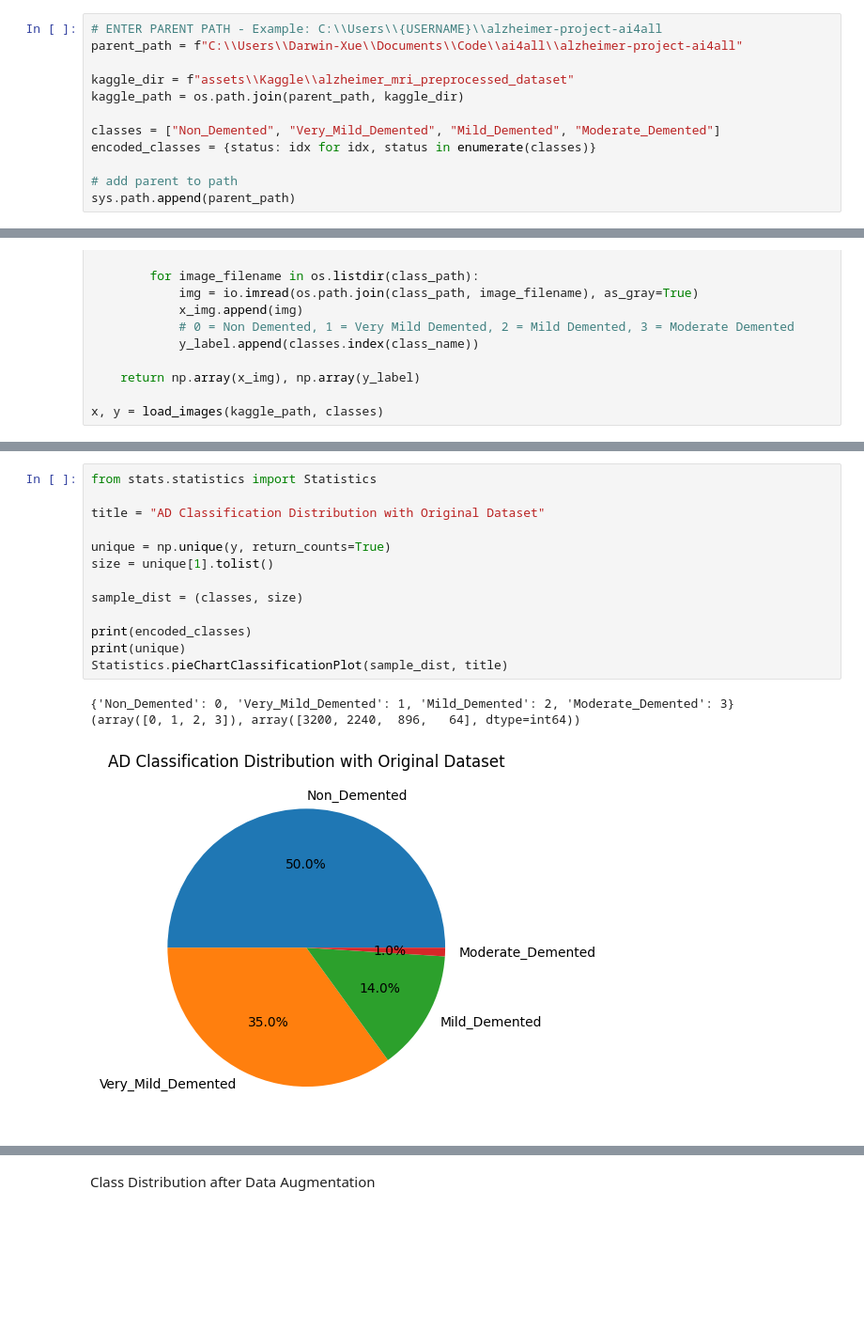
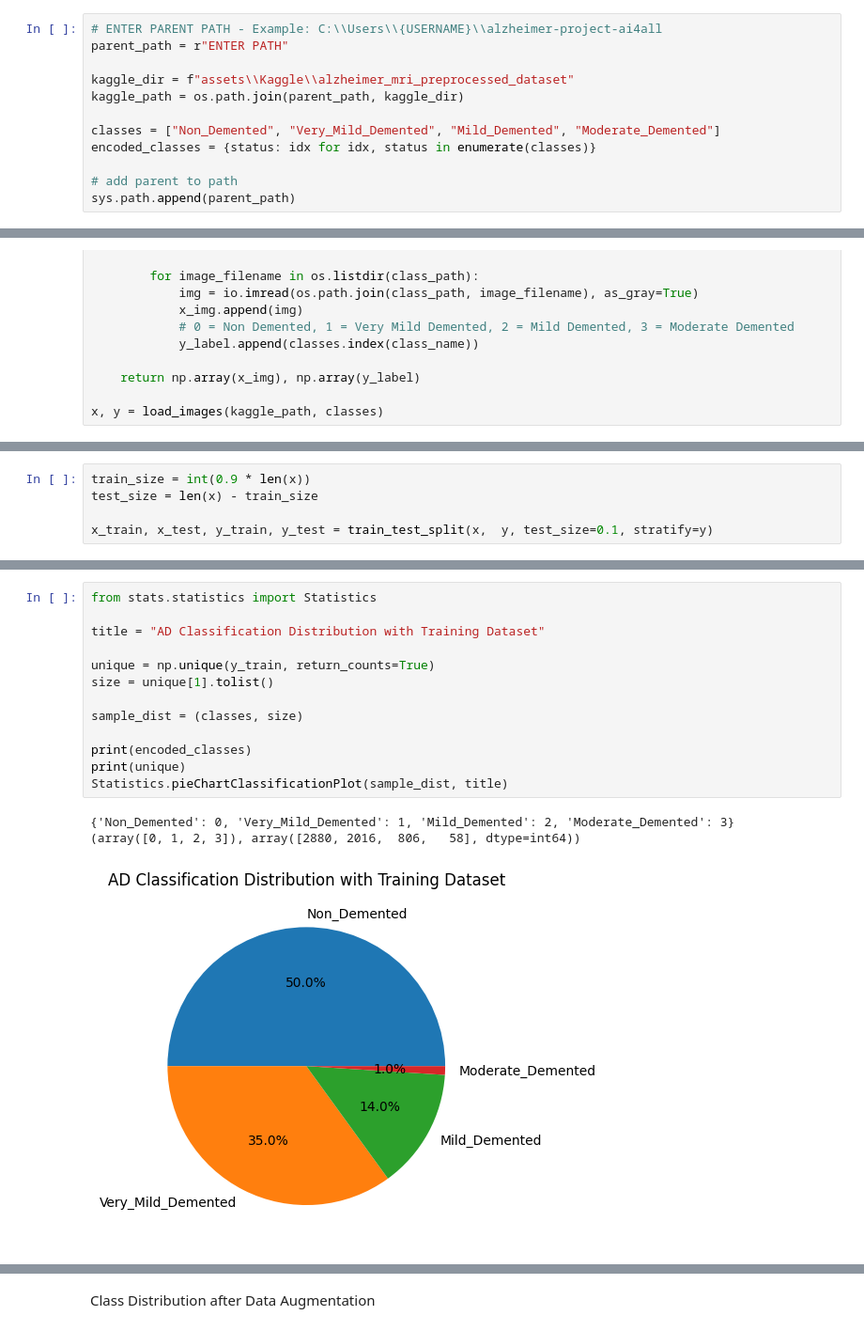
Before and after one commit to Verbosi7y/ai-alzheimer-detection, a Jupyter notebook: notebooks/01_preprocessing.ipynb, the cells around one changed output, grey strips where cells are left out. Shown at 94% size. Cells and saved outputs as stored; diff of their text form; blank space fills up the shorter version.

```diff
--- a/notebooks/01_preprocessing.ipynb
+++ b/notebooks/01_preprocessing.ipynb
@@ -47,7 +27,7 @@ Directory to Kaggle's Alzheimer MRI Preprocessed Dataset. Link: https://www.kagg
 Alzheimer's Disease Dementia Classes: Non Demented, Very Mild Demented, Mild Demented, Moderate Demented
 # %%
 # ENTER PARENT PATH - Example: C:\\Users\\{USERNAME}\\alzheimer-project-ai4all
-parent_path = f"C:\\Users\\Darwin-Xue\\Documents\\Code\\ai4all\\alzheimer-project-ai4all"
+parent_path = r"ENTER PATH"
 
 kaggle_dir = f"assets\\Kaggle\\alzheimer_mri_preprocessed_dataset"
 kaggle_path = os.path.join(parent_path, kaggle_dir)
@@ -78,0 +65,5 @@ Pie Chart of Class Distribution before Data Augmentation and Oversampling
+# %%
+train_size = int(0.9 * len(x))
+test_size = len(x) - train_size
+
+x_train, x_test, y_train, y_test = train_test_split(x,  y, test_size=0.1, stratify=y)
@@ -79,19 +115,19 @@ Pie Chart of Class Distribution before Data Augmentation and Oversampling
 # %%
 from stats.statistics import Statistics
 
-title = "AD Classification Distribution with Original Dataset"
+title = "AD Classification Distribution with Training Dataset"
 
-unique = np.unique(y, return_counts=True)
+unique = np.unique(y_train, return_counts=True)
 size = unique[1].tolist()
 
 sample_dist = (classes, size)
 
 print(encoded_classes)
 print(unique)
 Statistics.pieChartClassificationPlot(sample_dist, title)
 # %% [output]
 {'Non_Demented': 0, 'Very_Mild_Demented': 1, 'Mild_Demented': 2, 'Moderate_Demented': 3}
-(array([0, 1, 2, 3]), array([3200, 2240,  896,   64], dtype=int64))
+(array([0, 1, 2, 3]), array([2880, 2016,  806,   58], dtype=int64))
-[figure, old version]
+[figure, new version]
 # %% [markdown]
 To further balance the dataset, we need to employ more techniques. One of which is data augmentation.
```
Also changed, not shown: parts of 24 cells of this notebook, 4 other files.
